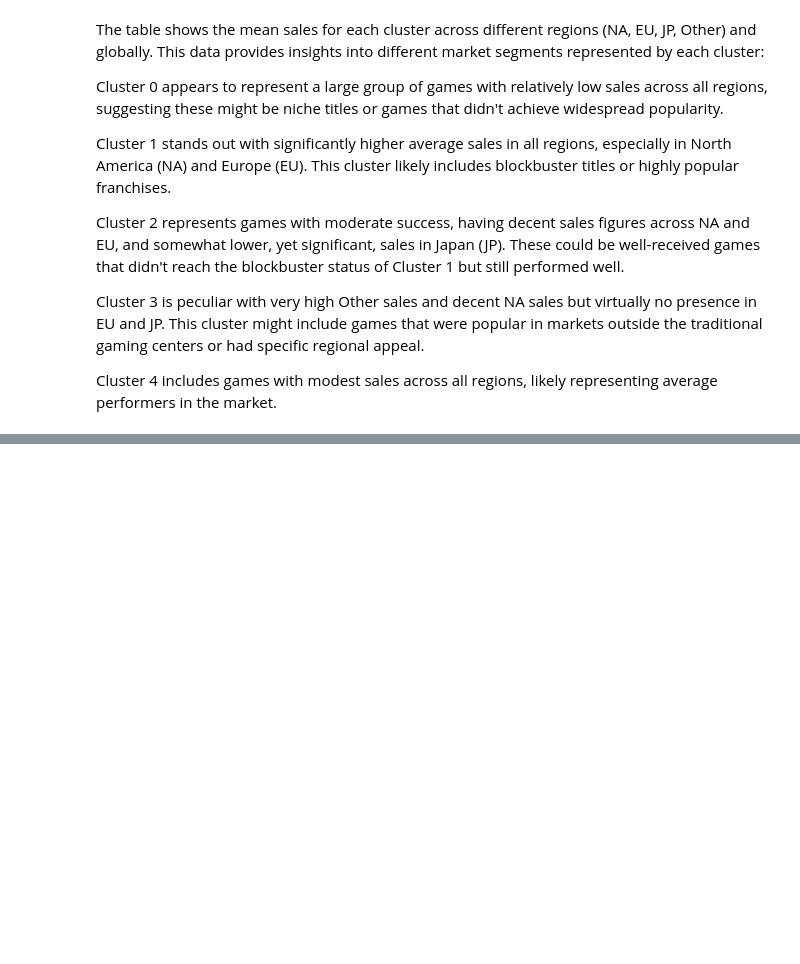
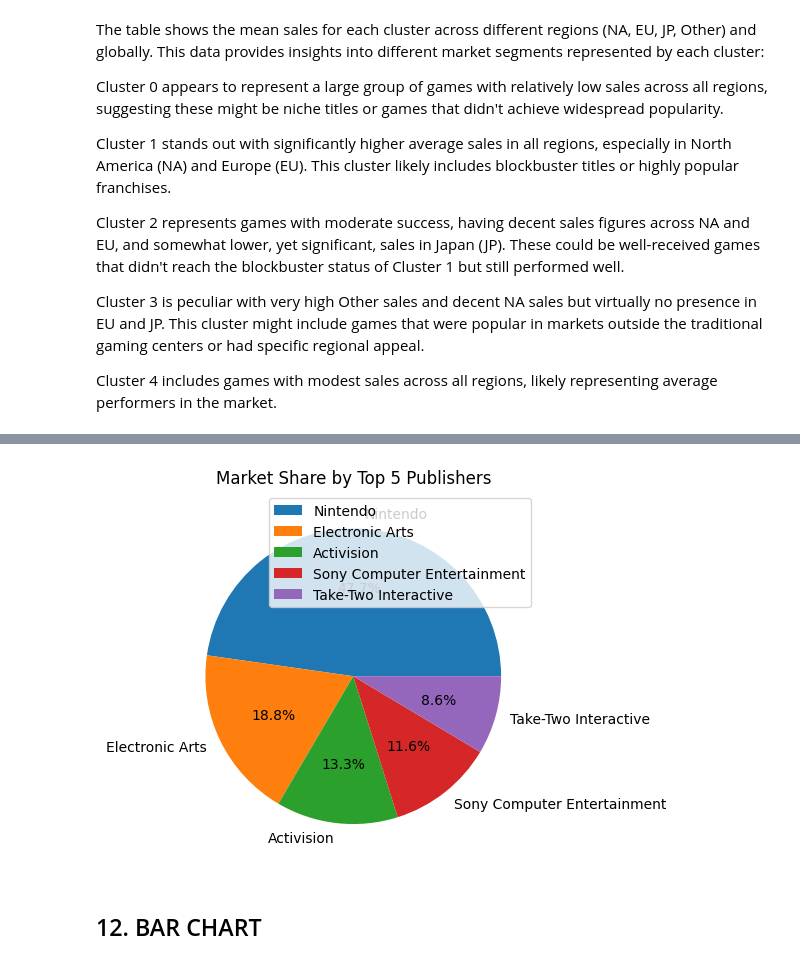
Before and after one commit to KaylumCassidy/Projects_CV, a Jupyter notebook: C20323831_CA2_SF_KAYLUM.ipynb, the cells around one changed output, grey strips where cells are left out. Saved outputs shown, nothing was run; the diff lists cells and outputs as text; code cells hidden in the pictures; blank space fills up the shorter version.

```diff
--- a/C20323831_CA2_SF_KAYLUM.ipynb
+++ b/C20323831_CA2_SF_KAYLUM.ipynb
@@ -1418,0 +1578,13 @@ Cluster 4 includes games with modest sales across all regions, likely representi
+# %%
+publisher_sales = df.groupBy('Publisher').agg(F.sum('Global_Sales').alias('Total_Sales')).orderBy(F.desc('Total_Sales')).limit(5)
+# %%
+# Assuming publisher_sales_pd is the Pandas DataFrame
+publisher_sales_pd = publisher_sales.toPandas()
+publisher_sales_pd.plot(kind='pie', y='Total_Sales', labels=publisher_sales_pd['Publisher'], autopct='%1.1f%%')
+plt.title('Market Share by Top 5 Publishers')
+plt.ylabel('')  # Remove the default y-label as it's unnecessary for pie charts
+plt.show()
+# %% [output]
+[figure, added]
+# %% [markdown]
+## 12. BAR CHART
```
Also changed, not shown: parts of 26 cells of this notebook.
